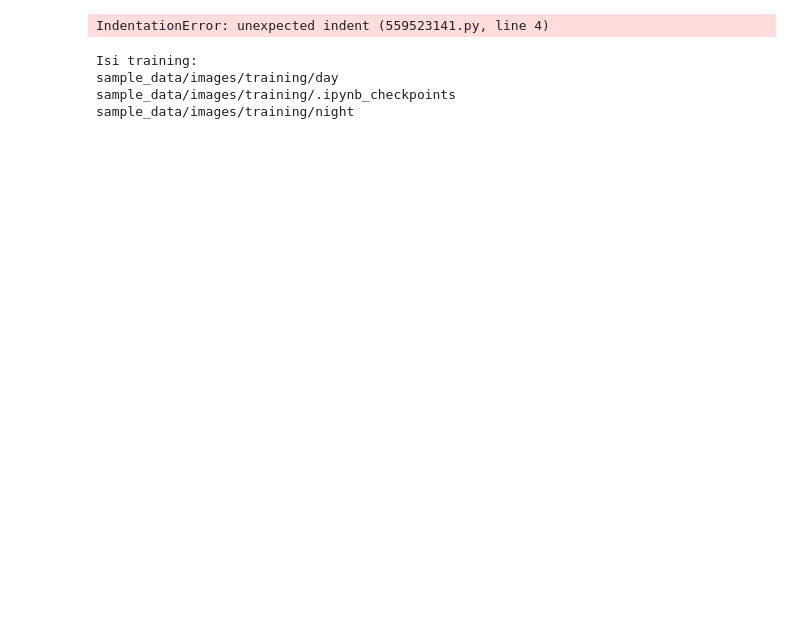
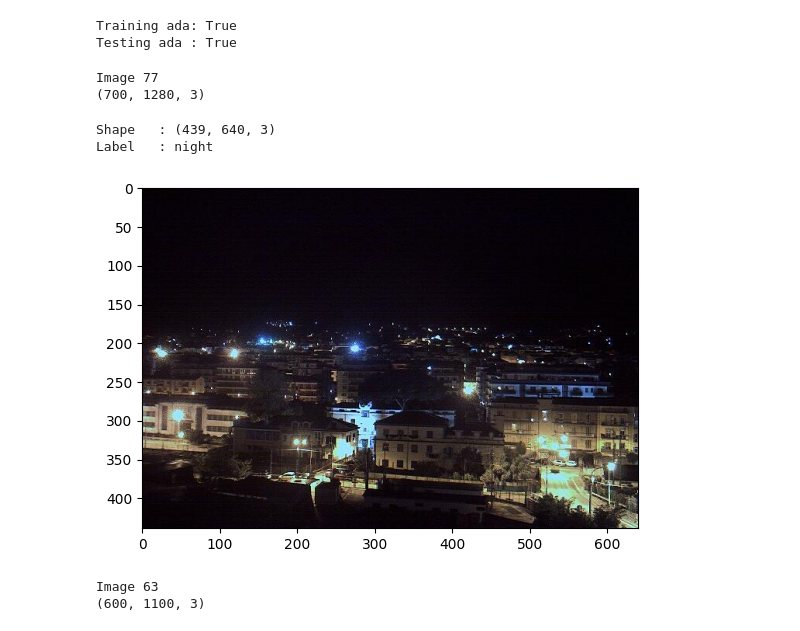
Before and after one commit to Ariqq16/ML_2026, a Jupyter notebook: JS06/JS06_05.ipynb, the cells around one changed output. Saved outputs shown, nothing was run; the diff lists cells and outputs as text; code cells hidden in the pictures; blank space fills up the shorter version.

```diff
--- a/JS06/JS06_05.ipynb
+++ b/JS06/JS06_05.ipynb
@@ -32,22 +32,24 @@
 # %%
 	# Load training data
 	train_img = load_dataset(train_dir)
-# %%
-	# Check the first data
-	# It should be a tuple consist of arrays of image and image labels
-	train_dir = "sample_data/images/training/"
-  test_dir = "sample_data/images/test/"
-# %% [output]
-IndentationError: unexpected indent (559523141.py, line 4)
-# %%
-from pathlib import Path
-
-print("Isi training:")
-
-for item in Path("sample_data/images/training").iterdir():
-    print(item)
-# %% [output]
-Isi training:
-sample_data/images/training/day
-sample_data/images/training/.ipynb_checkpoints
-sample_data/images/training/night
+# %%
+from pathlib import Path
+
+train_dir = "/content/drive/MyDrive/images/training"
+test_dir = "/content/drive/MyDrive/images/test"
+
+print("Training ada:", Path(train_dir).exists())
+print("Testing ada :", Path(test_dir).exists())
+# %% [output]
+Training ada: True
+Testing ada : True
+# %%
+	# Random size checking
+	pick_random = np.random.randint(0, len(train_img))
+
+	# Check img size
+	print(f'Image {pick_random}')
+	print(train_img[pick_random][0].shape)
+# %% [output]
+Image 77
+(700, 1280, 3)
@@ -53,0 +68,6 @@ sample_data/images/training/night
+# %%
+random_img_viz(train_img)
+# %% [output]
+Shape   : (439, 640, 3)
+Label   : night
+[figure, added]
@@ -53,0 +109,10 @@ sample_data/images/training/night
+# %%
+	# Random size checking
+	pick_random = np.random.randint(0, len(train_std_img_list))
+
+	# Check img size
+	print(f'Image {pick_random}')
+	print(train_std_img_list[pick_random][0].shape)
+# %% [output]
+Image 63
+(600, 1100, 3)
```
Also changed, not shown: parts of 18 cells of this notebook.
